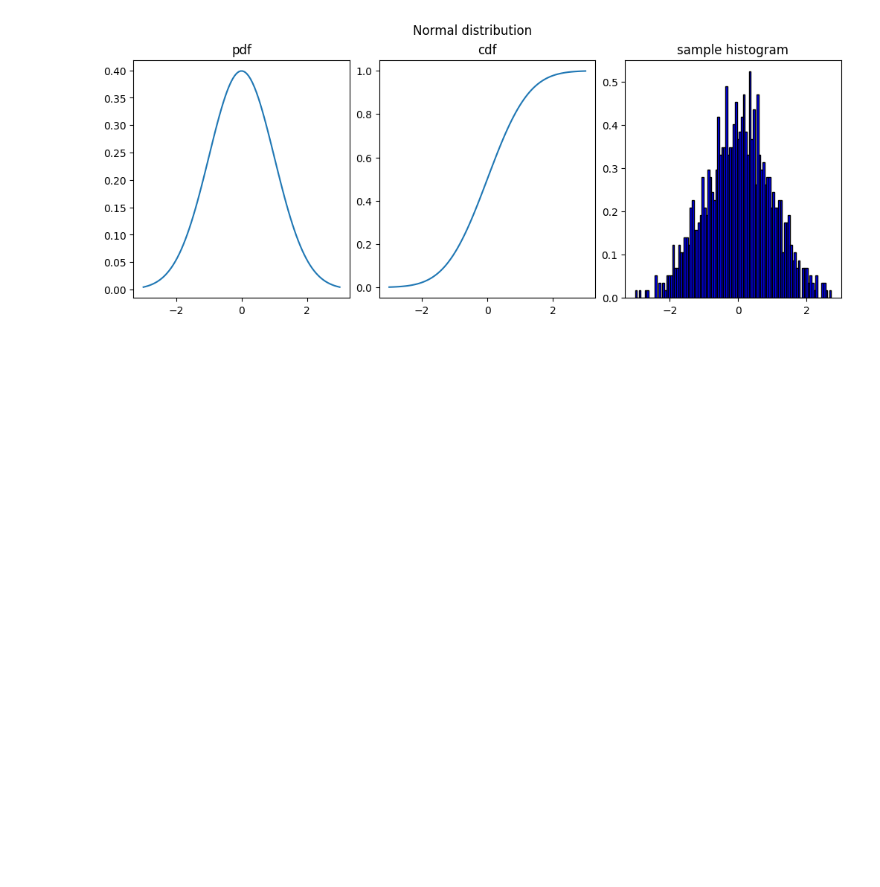
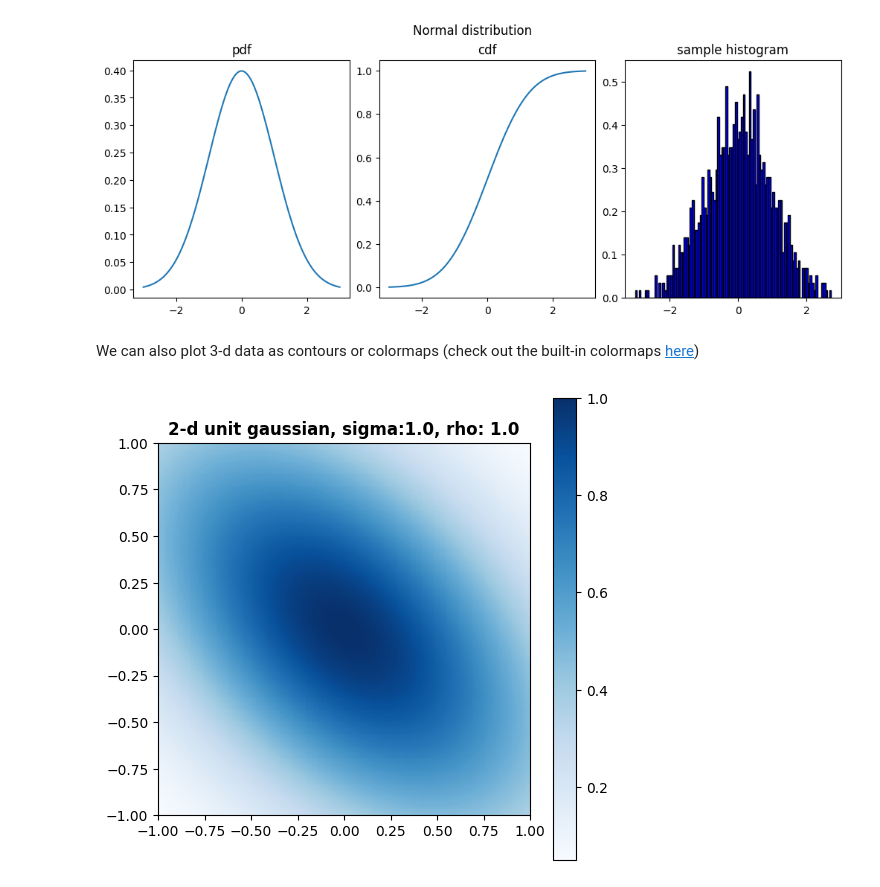
Before and after one commit to YCCS-Summer-2023-DDNMA/project, a Jupyter notebook: ramesh_natarajan/plotting_intro.ipynb, the cells around one changed output. Cells and saved outputs as stored; diff of their text form; code cells hidden in the pictures; blank space fills up the shorter version.

```diff
--- a/ramesh_natarajan/plotting_intro.ipynb
+++ b/ramesh_natarajan/plotting_intro.ipynb
@@ -181,3 +181,40 @@ sample var: 0.9441421031951904
 sample neg log prob: 1.3910150527954102
 sample quantiles (x,q): [(0.01, -2.17368483543396), (0.05, -1.6280878782272339), (0.0, -3.0189409255981445), (0.95, 1.5514873266220093), (0.99, 2.1593165397644043)]
 [figure]
+# %% [markdown]
+We can also plot 3-d data as contours or colormaps (check out the built-in colormaps [here](https://matplotlib.org/stable/tutorials/colors/colormaps.html))
+# %%
+# plot a 2-d unit gaussion
+
+import matplotlib.pyplot as plt
+import numpy as np
+
+fig, axs = plt.subplots(nrows = 1, ncols = 1, figsize = (6,6))
+
+# create the x, y grid from (-1, 1) x (-1,1)
+
+dx, dy = 0.01, 0.01
+y, x = np.mgrid[slice(-1, 1 + dy, dy),
+				slice(-1, 1 + dx, dx)]
+
+# sigma is in (0,1) and rho is in (-1,1)
+
+sigma, rho = 1.0, 1.0
+
+# z is the unit 2-d gaussian
+
+z =  np.exp((-(x ** 2 + y ** 2 + rho*x*y))/sigma)
+
+
+c = axs.imshow(z, cmap ='Blues', vmin = z.min(), vmax = z.max(),
+				extent =[x.min(), x.max(), y.min(), y.max()],
+					interpolation ='nearest', origin ='lower')
+
+
+axs.set_title(f"2-d unit gaussian, sigma:{sigma}, rho: {rho}",
+									fontweight ="bold")
+
+fig.colorbar(c)
+plt.show()
+# %% [output]
+[figure, added]
```
